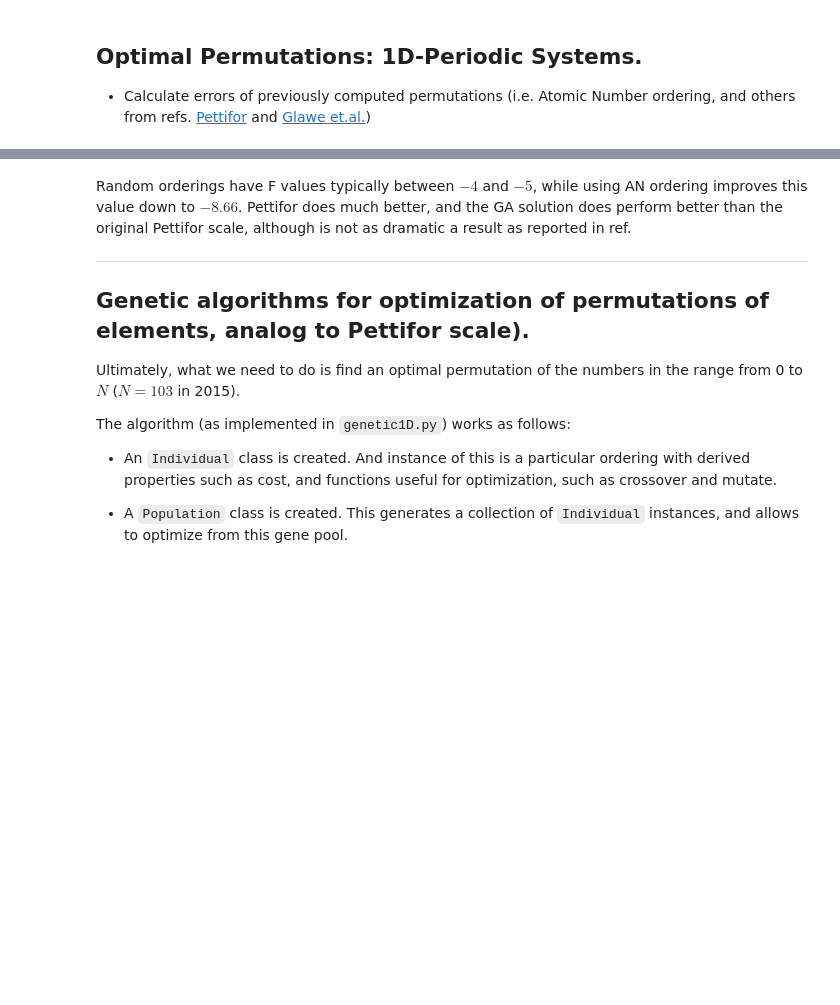
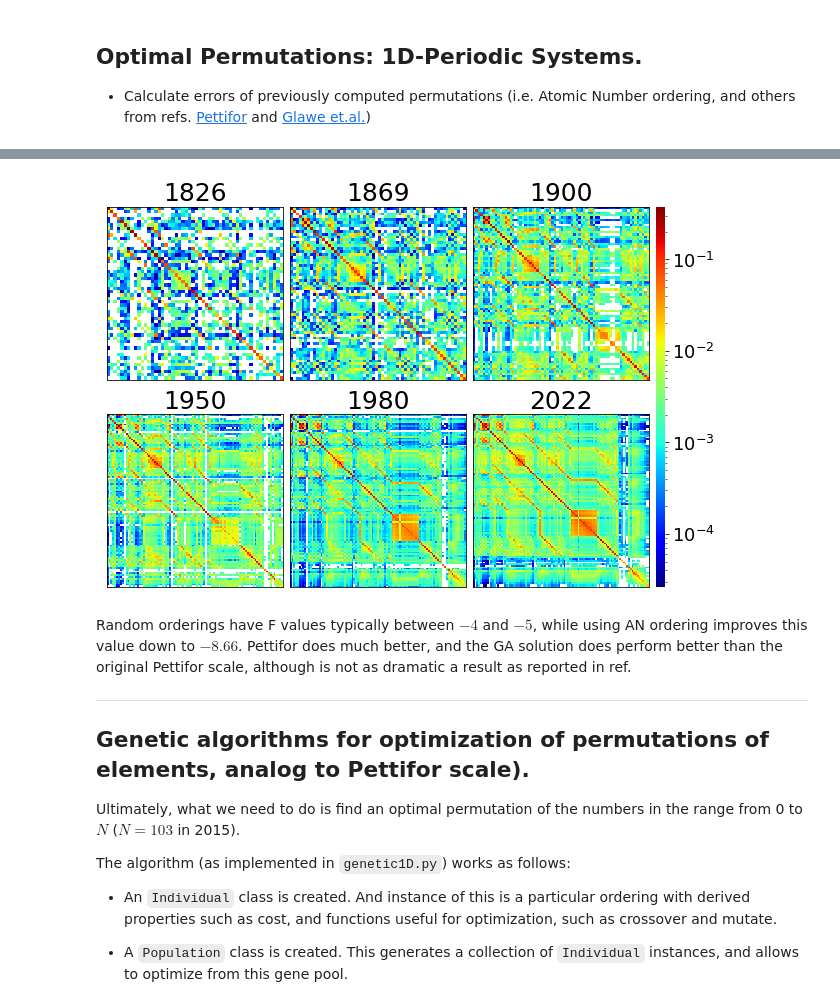
Before and after one commit to doncamilom/1868_SubstancesStudy, a Jupyter notebook: periodSys/Notebooks/SimMat_PermOpt_HistMat.ipynb, the cells around one changed output, grey strips where cells are left out. Saved outputs shown, nothing was run; the diff lists cells and outputs as text; code cells hidden in the pictures; blank space fills up the shorter version.

```diff
--- a/periodSys/Notebooks/SimMat_PermOpt_HistMat.ipynb
+++ b/periodSys/Notebooks/SimMat_PermOpt_HistMat.ipynb
@@ -112,3 +225,63 @@ dtype: float64
+# %%
+def plot_SM_years(simMat_yr,years,min_yr,save=False,cmap=False,show=True,EL=False,):
+
+    Ps = {}
+
+    for year in years:
+        S = simMat_yr[year - min_yr].copy()
+        P = symmetrize(S)
+
+        # Remove empty cols
+        e = np.nansum(P,axis=0)>0
+
+        Ps[year]=P[e][:,e]
+
+
+    if show:
+        n=len(years)//2
+        wr = [100 for i in range(n)] + [5]
+        fig,ax = plt.subplots(2,n+1,figsize=(10,7),
+                             gridspec_kw={"wspace":0.05,"hspace":0.2,"width_ratios":wr})
+
+
+        gs = ax[0, n-1].get_gridspec()
+        # remove the underlying axes
+        for axi in ax[:, -1]:
+            axi.remove()
+        cbar = fig.add_subplot(gs[:, -1])
+
+
+        ax = ax[:,:-1].ravel()
+        ax[0].set_title("Similarity matrix between elements ordered by atomic number, Year = {}".format(year),
+                fontsize=20)
+
+
+        #fig.suptitle(f"Similarity Matrix ordered by Z, for years:", fontsize=20)
+
+        for i,y in enumerate(years):
+            p = sns.heatmap(Ps[y],norm=LogNorm(),ax=ax[i],#cbar=None,
+                        cbar_ax=cbar,
+                            cmap=cmap)
+
+
+            ax[i].set_title(f"{y}", fontsize=25)
+            ax[i].set_xticks([])
+            ax[i].set_yticks([])
+
+
+            for sp in ax[i].spines.items():
+                sp[1].set_visible(True)
+        #fig.subplots_adjust(top=0.8)
+
+
+        if save: plt.savefig(save,dpi=400,bbox_inches='tight')
+
+plt.rcParams["font.size"] = 18
+years = [1826, 1869, 1900, 1950, 1980, 2022]
+plot_SM_years(simMat_yr,years,min_yr,show=True,EL=elemList,cmap=cmap,
+                     save=f"SMs_Z.png",);
+# %% [output]
+[figure, added]
 # %% [markdown]
 Random orderings have F values typically between $-4$ and $-5$, while using AN ordering improves this value down to $-8.66$. Pettifor does much better, and the GA solution does perform better than the original Pettifor scale, although is not as dramatic a result as reported in ref.
 
```
Also changed, not shown: parts of 32 cells of this notebook, 8 other files.
